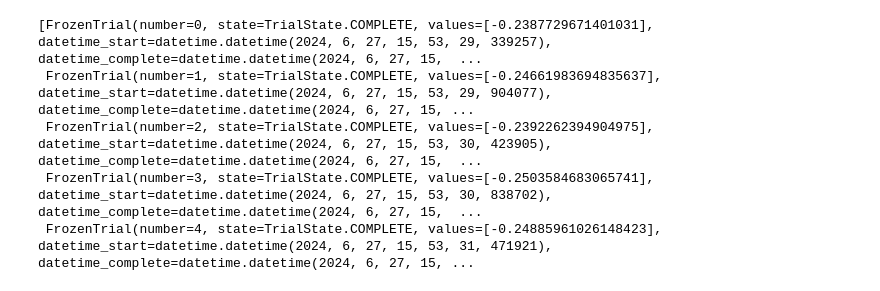
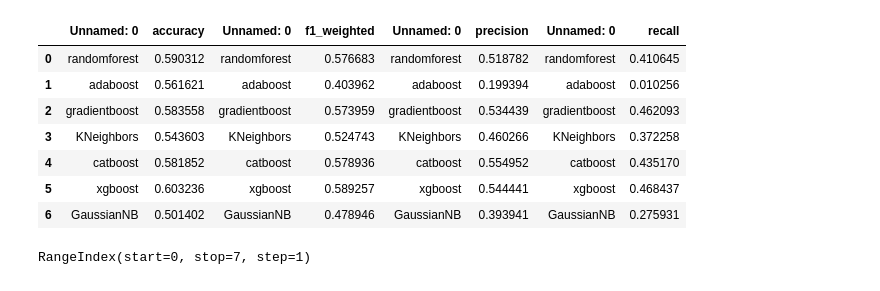
Before and after one commit to first2301/Rnd_recommendation, a Jupyter notebook: pro_reco/lib/models/test.ipynb, the cells around one changed output. Saved outputs shown, nothing was run; the diff lists cells and outputs as text; code cells hidden in the pictures.

```diff
--- a/pro_reco/lib/models/test.ipynb
+++ b/pro_reco/lib/models/test.ipynb
@@ -149,8 +0,0 @@ result['randomforest'].get_trials()
-# %%
-result['gradientboost'].get_trials()
-# %% [output]
-[FrozenTrial(number=0, state=TrialState.COMPLETE, values=[-0.2387729671401031], datetime_start=datetime.datetime(2024, 6, 27, 15, 53, 29, 339257), datetime_complete=datetime.datetime(2024, 6, 27, 15,  ...
- FrozenTrial(number=1, state=TrialState.COMPLETE, values=[-0.24661983694835637], datetime_start=datetime.datetime(2024, 6, 27, 15, 53, 29, 904077), datetime_complete=datetime.datetime(2024, 6, 27, 15, ...
- FrozenTrial(number=2, state=TrialState.COMPLETE, values=[-0.2392262394904975], datetime_start=datetime.datetime(2024, 6, 27, 15, 53, 30, 423905), datetime_complete=datetime.datetime(2024, 6, 27, 15,  ...
- FrozenTrial(number=3, state=TrialState.COMPLETE, values=[-0.2503584683065741], datetime_start=datetime.datetime(2024, 6, 27, 15, 53, 30, 838702), datetime_complete=datetime.datetime(2024, 6, 27, 15,  ...
- FrozenTrial(number=4, state=TrialState.COMPLETE, values=[-0.24885961026148423], datetime_start=datetime.datetime(2024, 6, 27, 15, 53, 31, 471921), datetime_complete=datetime.datetime(2024, 6, 27, 15, ...
@@ -156,0 +13,18 @@ result['gradientboost'].get_trials()
+# %%
+concat_df
+# %% [output]
+|  | Unnamed: 0 | accuracy | Unnamed: 0 | f1_weighted | Unnamed: 0 | precision | Unnamed: 0 | recall |
+| 0 | randomforest | 0.590312 | randomforest | 0.576683 | randomforest | 0.518782 | randomforest | 0.410645 |
+| 1 | adaboost | 0.561621 | adaboost | 0.403962 | adaboost | 0.199394 | adaboost | 0.010256 |
+| 2 | gradientboost | 0.583558 | gradientboost | 0.573959 | gradientboost | 0.534439 | gradientboost | 0.462093 |
+| 3 | KNeighbors | 0.543603 | KNeighbors | 0.524743 | KNeighbors | 0.460266 | KNeighbors | 0.372258 |
+| 4 | catboost | 0.581852 | catboost | 0.578936 | catboost | 0.554952 | catboost | 0.435170 |
+| 5 | xgboost | 0.603236 | xgboost | 0.589257 | xgboost | 0.544441 | xgboost | 0.468437 |
+| 6 | GaussianNB | 0.501402 | GaussianNB | 0.478946 | GaussianNB | 0.393941 | GaussianNB | 0.275931 |
+# %%
+preprocessed_df = concat_df[['accuracy', 'f1_weighted', 'precision', 'recall', 'Unnamed: 0']].iloc[:, :5]
+preprocessed_df.index
+# preprocessed_df.index = preprocessed_df['accuracy', 'f1_weighted', 'precision', 'recall', 'score']
+# preprocessed_df
+# %% [output]
+RangeIndex(start=0, stop=7, step=1)
```
Also changed, not shown: parts of 17 cells of this notebook, 8 other files.
